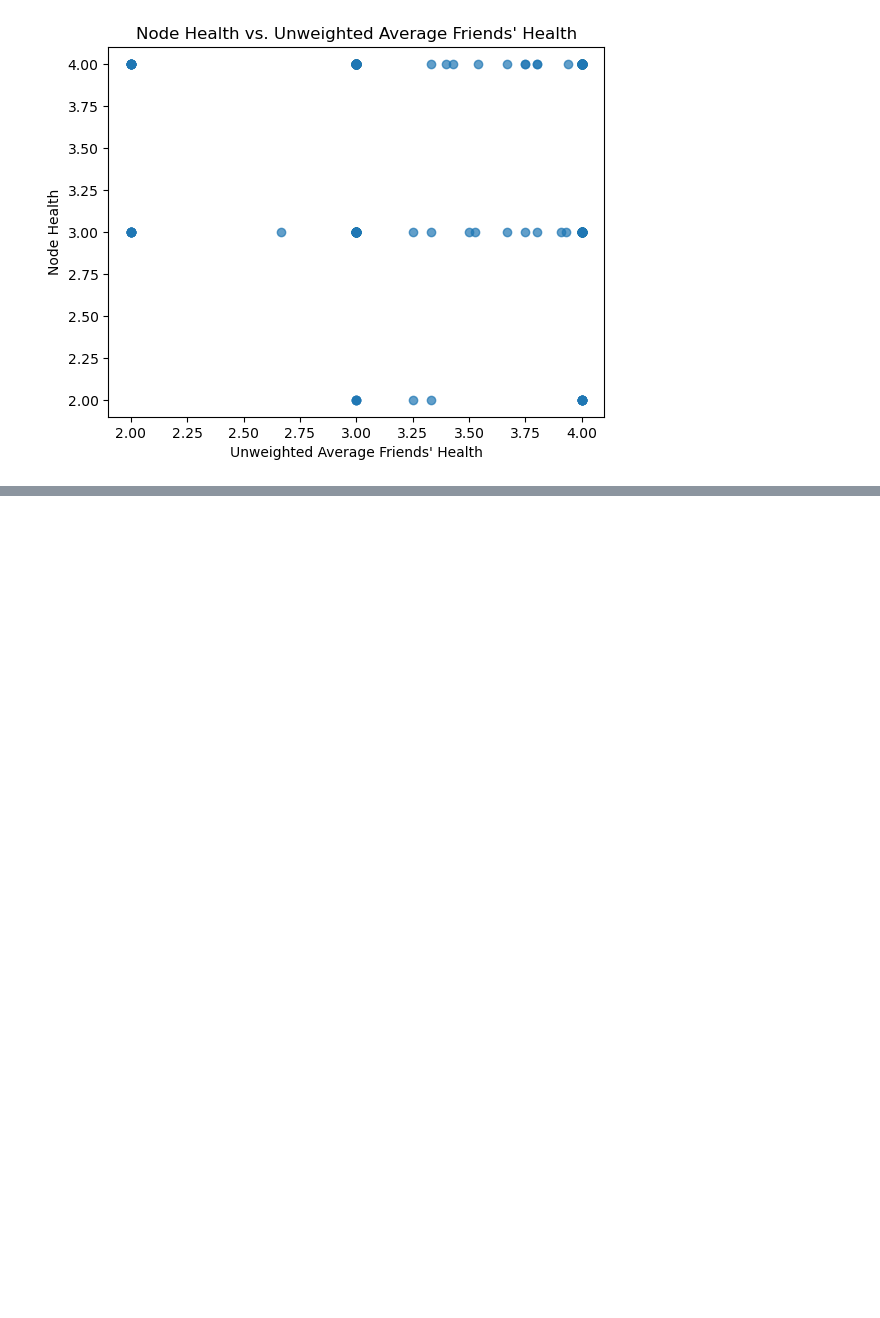
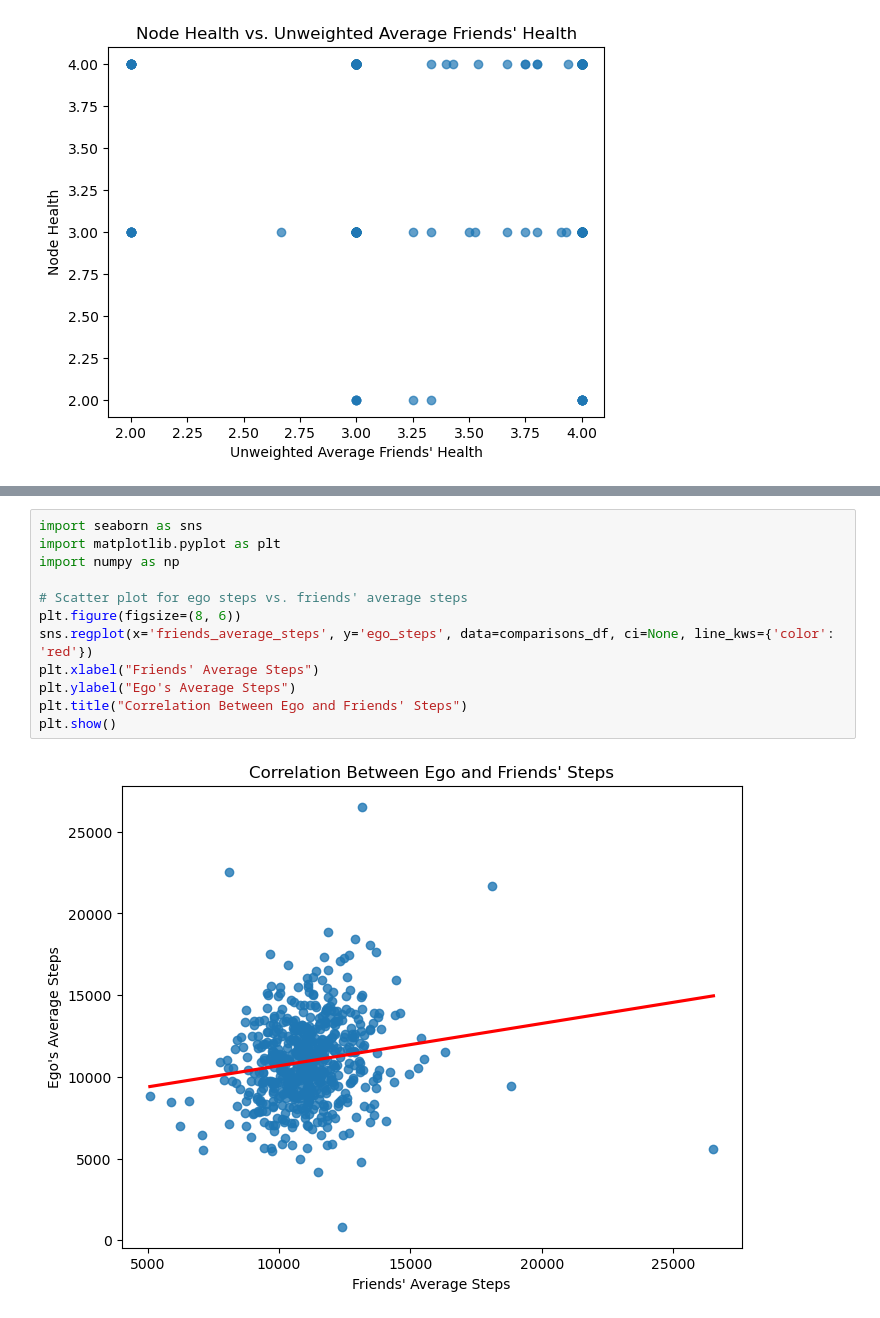
Before and after one commit to rohancshah21/cs6850-final-proj, a Jupyter notebook: analysis1/final_proj_prelim_analysis.ipynb, the cells around one changed output, grey strips where cells are left out. Cells and saved outputs as stored; diff of their text form; blank space fills up the shorter version.

Commit message:
added fitbit data

```diff
--- a/analysis1/final_proj_prelim_analysis.ipynb
+++ b/analysis1/final_proj_prelim_analysis.ipynb
@@ -253,0 +391,14 @@ Pearson Correlation (Unweighted): -0.06, p-value: 2.68e-01
+# %%
+import seaborn as sns
+import matplotlib.pyplot as plt
+import numpy as np
+
+# Scatter plot for ego steps vs. friends' average steps
+plt.figure(figsize=(8, 6))
+sns.regplot(x='friends_average_steps', y='ego_steps', data=comparisons_df, ci=None, line_kws={'color': 'red'})
+plt.xlabel("Friends' Average Steps")
+plt.ylabel("Ego's Average Steps")
+plt.title("Correlation Between Ego and Friends' Steps")
+plt.show()
+# %% [output]
+[figure, added]
```
Also changed, not shown: parts of 11 cells of this notebook, 1 other file.
